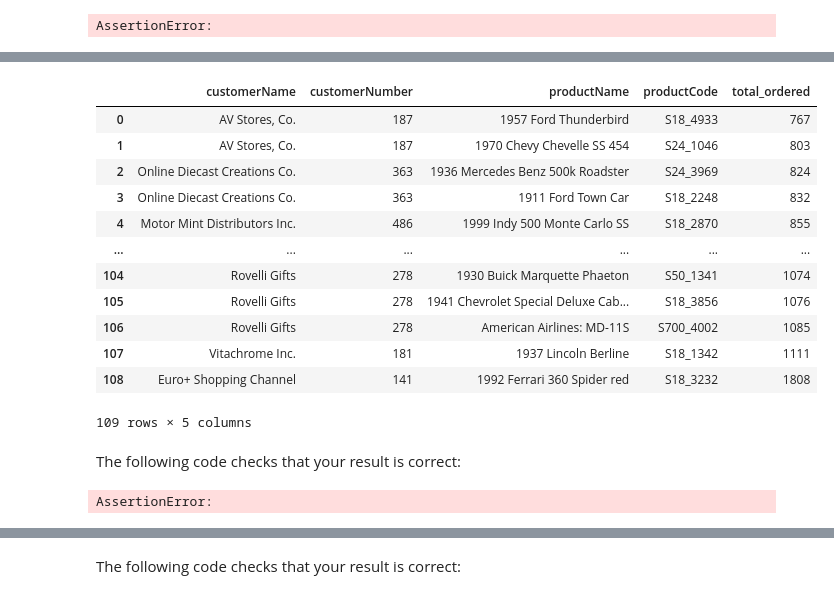
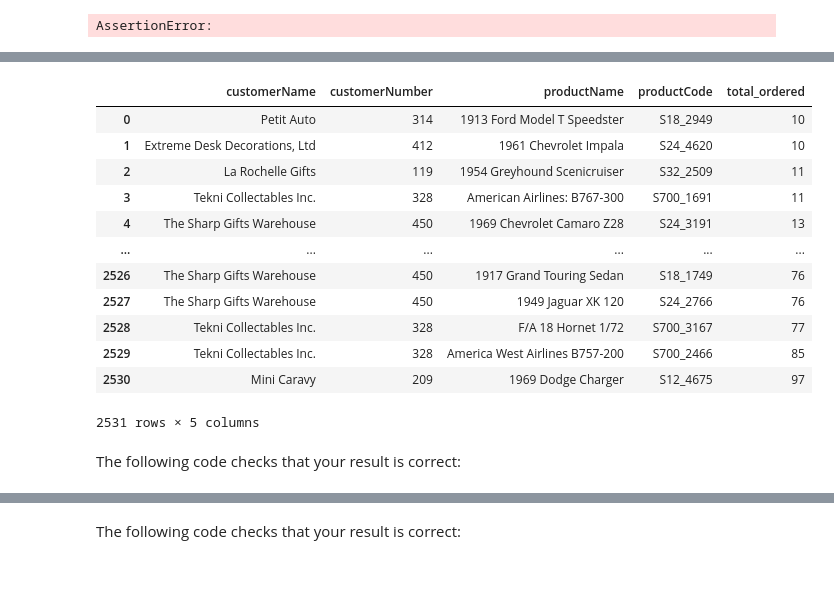
Before and after one commit to betsybetsybetsy2021/dsc-sql-lab, a Jupyter notebook: index.ipynb, the cells around one changed output, grey strips where cells are left out. Cells and saved outputs as stored; diff of their text form; code cells hidden in the pictures.

```diff
--- a/index.ipynb
+++ b/index.ipynb
@@ -398,50 +402,52 @@ The five columns selected should be `customerName`, `customerNumber`, `productNa
 # %%
 # Replace None with approprite SQL code
 # customer table has customerName, customerNumber
+# orders has customerNumber, orderNumber
+# orderdetails table has productCode, orderNumber, quantityOrdered
 # products table has productName, productCode
-# orders has customerNumber, orderNumber
-# orderdetails table has orderNumber, quantityOrdered
-# products table has productName, product Code
+
+#  SELECT  customerName, customerNumber, productName, productCode, quantityOrdered AS total_ordered
+
+
 
 q7 = """
-SELECT  customerName, customerNumber, productName, productCode, SUM(quantityOrdered) AS total_ordered
-FROM products AS p
 
+    SELECT  customerName, customerNumber, productName, productCode, quantityOrdered AS total_ordered
+    From products as p
 
     INNER JOIN
-    orderdetails AS od
+    orderdetails as od
     USING (productCode)
 
-    INNER JOIN
-    orders as o
-    USING (orderNumber)
+    LEFT JOIN orders
+    USING(orderNumber)
 
     INNER JOIN
     customers as c
     USING (customerNumber)
 
-WHERE quantityOrdered > 10
-GROUP BY productName
-ORDER BY total_ordered ASC
+    GROUP BY customerNumber, productCode
+    HAVING SUM(quantityOrdered) >= 10
+    ORDER BY quantityOrdered ASC
 
 ;
 """
 q7_result = pd.read_sql(q7, conn)
 q7_result
 # %% [output]
 |  | customerName | customerNumber | productName | productCode | total_ordered |
-| 0 | AV Stores, Co. | 187 | 1957 Ford Thunderbird | S18_4933 | 767 |
-| 1 | AV Stores, Co. | 187 | 1970 Chevy Chevelle SS 454 | S24_1046 | 803 |
-| 2 | Online Diecast Creations Co. | 363 | 1936 Mercedes Benz 500k Roadster | S24_3969 | 824 |
-| 3 | Online Diecast Creations Co. | 363 | 1911 Ford Town Car | S18_2248 | 832 |
-| 4 | Motor Mint Distributors Inc. | 486 | 1999 Indy 500 Monte Carlo SS | S18_2870 | 855 |
+| 0 | Petit Auto | 314 | 1913 Ford Model T Speedster | S18_2949 | 10 |
+| 1 | Extreme Desk Decorations, Ltd | 412 | 1961 Chevrolet Impala | S24_4620 | 10 |
+| 2 | La Rochelle Gifts | 119 | 1954 Greyhound Scenicruiser | S32_2509 | 11 |
+| 3 | Tekni Collectables Inc. | 328 | American Airlines: B767-300 | S700_1691 | 11 |
+| 4 | The Sharp Gifts Warehouse | 450 | 1969 Chevrolet Camaro Z28 | S24_3191 | 13 |
 | ... | ... | ... | ... | ... | ... |
-| 104 | Rovelli Gifts | 278 | 1930 Buick Marquette Phaeton | S50_1341 | 1074 |
-| 105 | Rovelli Gifts | 278 | 1941 Chevrolet Special Deluxe Cab... | S18_3856 | 1076 |
-| 106 | Rovelli Gifts | 278 | American Airlines: MD-11S | S700_4002 | 1085 |
-| 107 | Vitachrome Inc. | 181 | 1937 Lincoln Berline | S18_1342 | 1111 |
-| 108 | Euro+ Shopping Channel | 141 | 1992 Ferrari 360 Spider red | S18_3232 | 1808 |
+| 2526 | The Sharp Gifts Warehouse | 450 | 1917 Grand Touring Sedan | S18_1749 | 76 |
+| 2527 | The Sharp Gifts Warehouse | 450 | 1949 Jaguar XK 120 | S24_2766 | 76 |
+| 2528 | Tekni Collectables Inc. | 328 | F/A 18 Hornet 1/72 | S700_3167 | 77 |
+| 2529 | Tekni Collectables Inc. | 328 | America West Airlines B757-200 | S700_2466 | 85 |
+| 2530 | Mini Caravy | 209 | 1969 Dodge Charger | S12_4675 | 97 |
-109 rows × 5 columns
+2531 rows × 5 columns
 # %% [markdown]
 The following code checks that your result is correct:
 # %%
@@ -455,8 +461,6 @@ assert len(q7_result) == 2531
 
 # Testing the values in the first result
 assert list(q7_result.iloc[0]) == ['Petit Auto', 314, '1913 Ford Model T Speedster', 'S18_2949', 10]
-# %% [output]
-AssertionError:
 # %% [markdown]
 ### Query 8: Employees in Offices with Fewer than Five Employees
 
```
Also changed, not shown: parts of 4 cells of this notebook.
